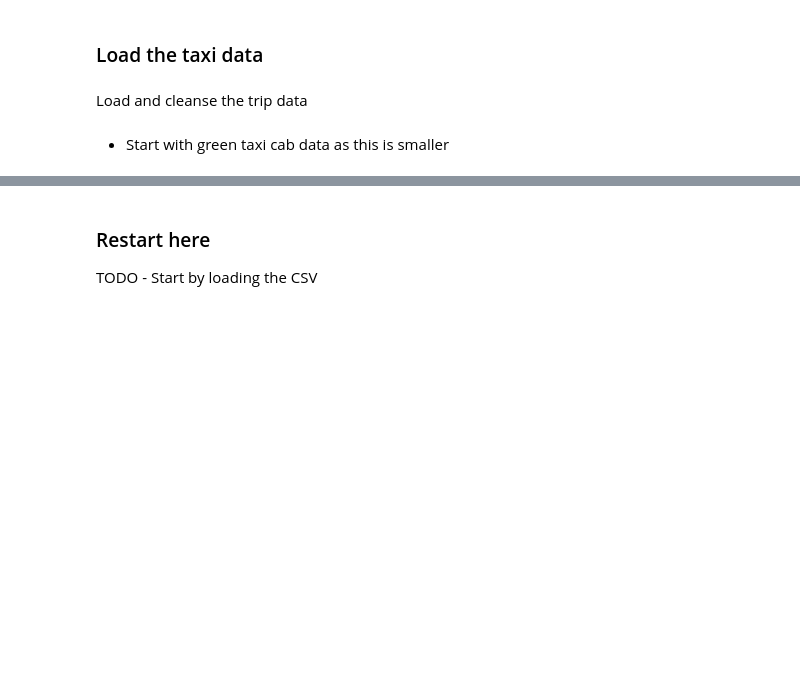
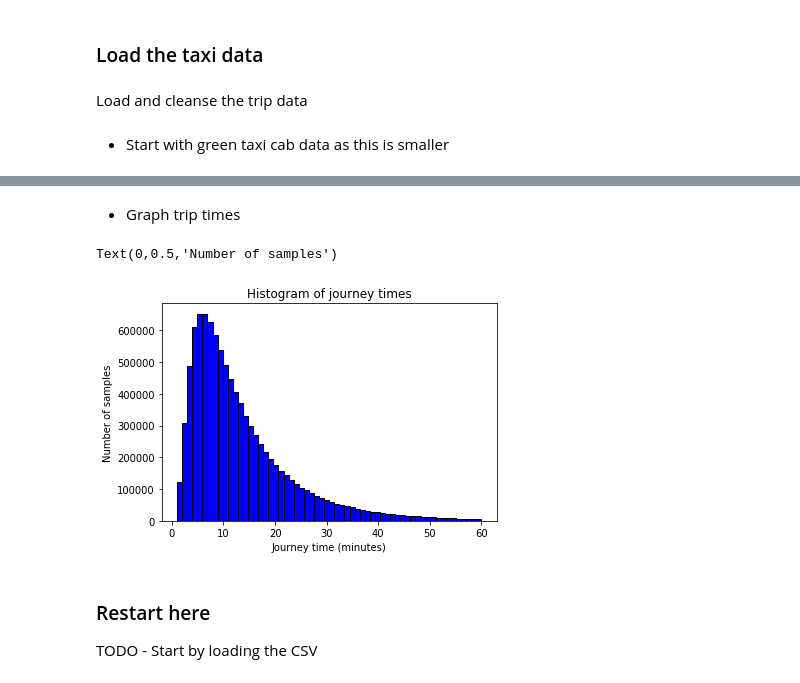
Before and after one commit to markstrefford/1.-Learning-Python-AI-by-Example, a Jupyter notebook: 3. Predicting Taxi Ride Duration/Source/notebooks/explore_dataset_new.ipynb, the cells around one changed output, grey strips where cells are left out. Drawn from its saved outputs; the diff is of its cells as text; code cells hidden in the pictures; blank space fills up the shorter version.

Commit message:
Refactored duration calculations into trip data load

```diff
--- a/3. Predicting Taxi Ride Duration/Source/notebooks/explore_dataset_new.ipynb
+++ b/3. Predicting Taxi Ride Duration/Source/notebooks/explore_dataset_new.ipynb
@@ -53,13 +54,29 @@ taxi_zones.head(10)
 # %% [markdown]
 Load and cleanse the trip data
 # %%
-def load_tripdata(tripdata_file, zone_ids, delimiter=',', save=True):
+def load_tripdata(tripdata_file, zone_ids, min_trip_duration=1, max_trip_duration=60, delimiter=',', save=True):
+    def get_trip_durations(tripdata_file):
+        durations = []
+        for i, trip in tripdata.iterrows():
+            pickup_time = trip['tpep_pickup_datetime']  #"2017-07-01 00:56:23"
+            dropoff_time = trip['tpep_dropoff_datetime']  #"2017-07-01 00:59:30"
+            duration = datetime.strptime(dropoff_time, '%Y-%m-%d %H:%M:%S') - datetime.strptime(pickup_time, '%Y-%m-%d %H:%M:%S')
+            durations.append(duration.seconds / 60)    # Convert to minutes
+        return durations
+
     tripdata = pd.read_csv(tripdata_file, delimiter=delimiter)
     print('Loaded trip data from {}'.format(tripdata_file))
     print('Trip data contains {} rows'.format(len(tripdata)))
+    # Drop rows with zero and NaN values
     tripdata = tripdata[(tripdata != 0).all(1)].dropna()
     tripdata = tripdata[(tripdata['PULocationID'].isin(zone_ids)) &
                                 (tripdata['DOLocationID'].isin(zone_ids))]
+    # Get trip durations and remove outliers
+    print('Calculating trip durations for {} rows'.format(len(tripdata)))
+    tripdata['duration'] = get_trip_durations(tripdata)
+    print('Removing rows with {} < duration < {}'.format(min_trip_duration, max_trip_duration))
+    tripdata = tripdata[(tripdata['duration'] >= min_trip_duration ) & ( tripdata['duration'] <= max_trip_duration)]
+    # Save and return cleansed data
     print('Cleansed trip data contains {} rows'.format(len(tripdata)))
     if save:
         directory = os.path.dirname(tripdata_file)
@@ -91,6 +110,18 @@ Done
 | 8 | 2 | 2017-07-01 00:20:02 | 2017-07-01 00:39:31 | 255 | 129 | 1 | ... |
 | 9 | 2 | 2017-07-01 00:46:38 | 2017-07-01 01:12:26 | 255 | 181 | 2 | ... |
 | 10 | 2 | 2017-07-01 00:07:32 | 2017-07-01 00:10:34 | 49 | 49 | 1 | ... |
+# %% [markdown]
+* Graph trip times
+# %%
+max_dur_to_plot = 60    # Minutes
+plt.hist(tripdata[tripdata['duration'] < max_dur_to_plot]['duration'], color = 'blue', edgecolor = 'black',
+         bins = int((max_dur_to_plot)))
+plt.title('Histogram of journey times')
+plt.xlabel('Journey time (minutes)')
+plt.ylabel('Number of samples')
+# %% [output]
+Text(0,0.5,'Number of samples')
+[figure, added]
 # %% [markdown]
 ### Restart here
 
```
Also changed, not shown: parts of 4 cells of this notebook.
